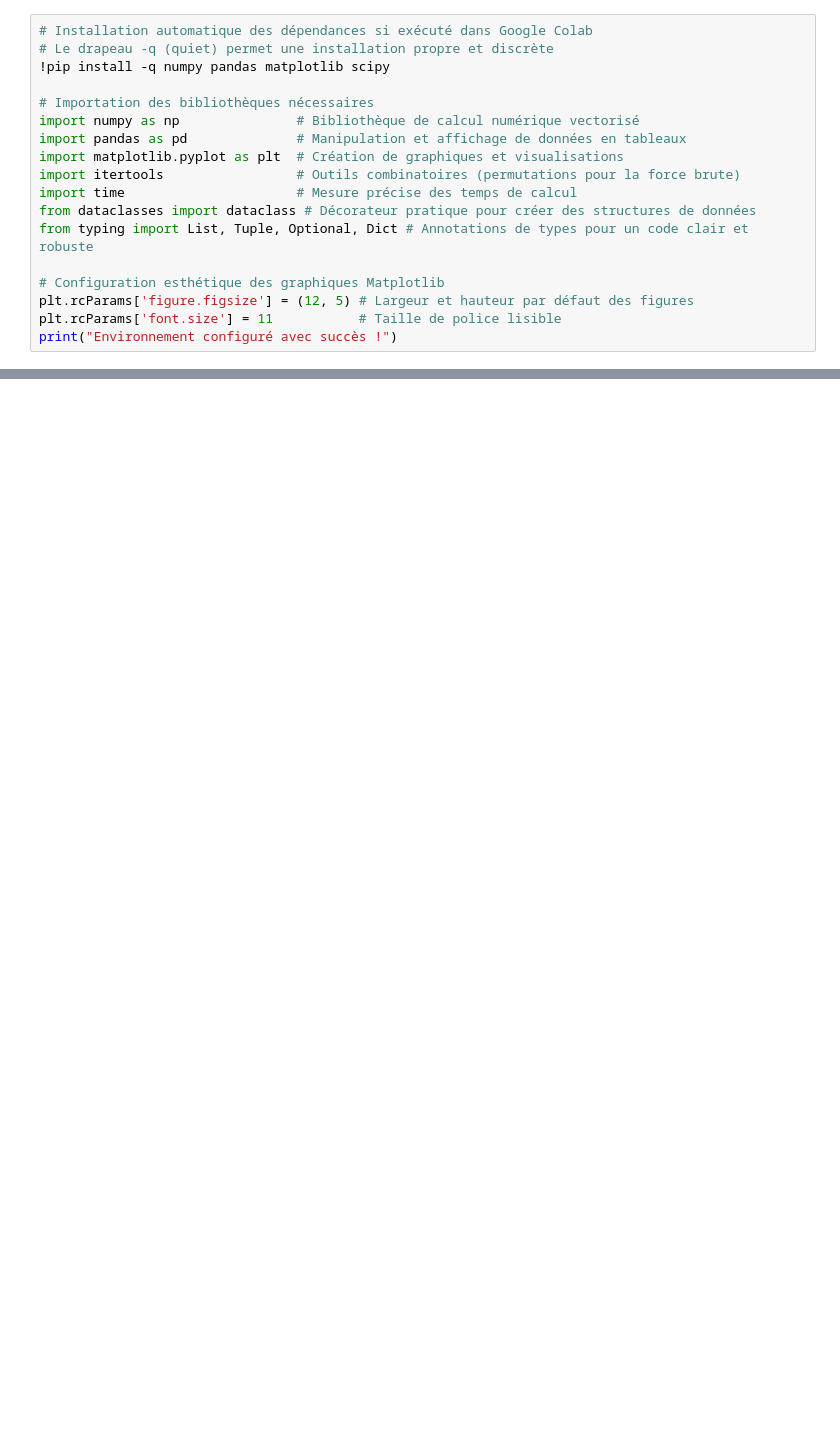
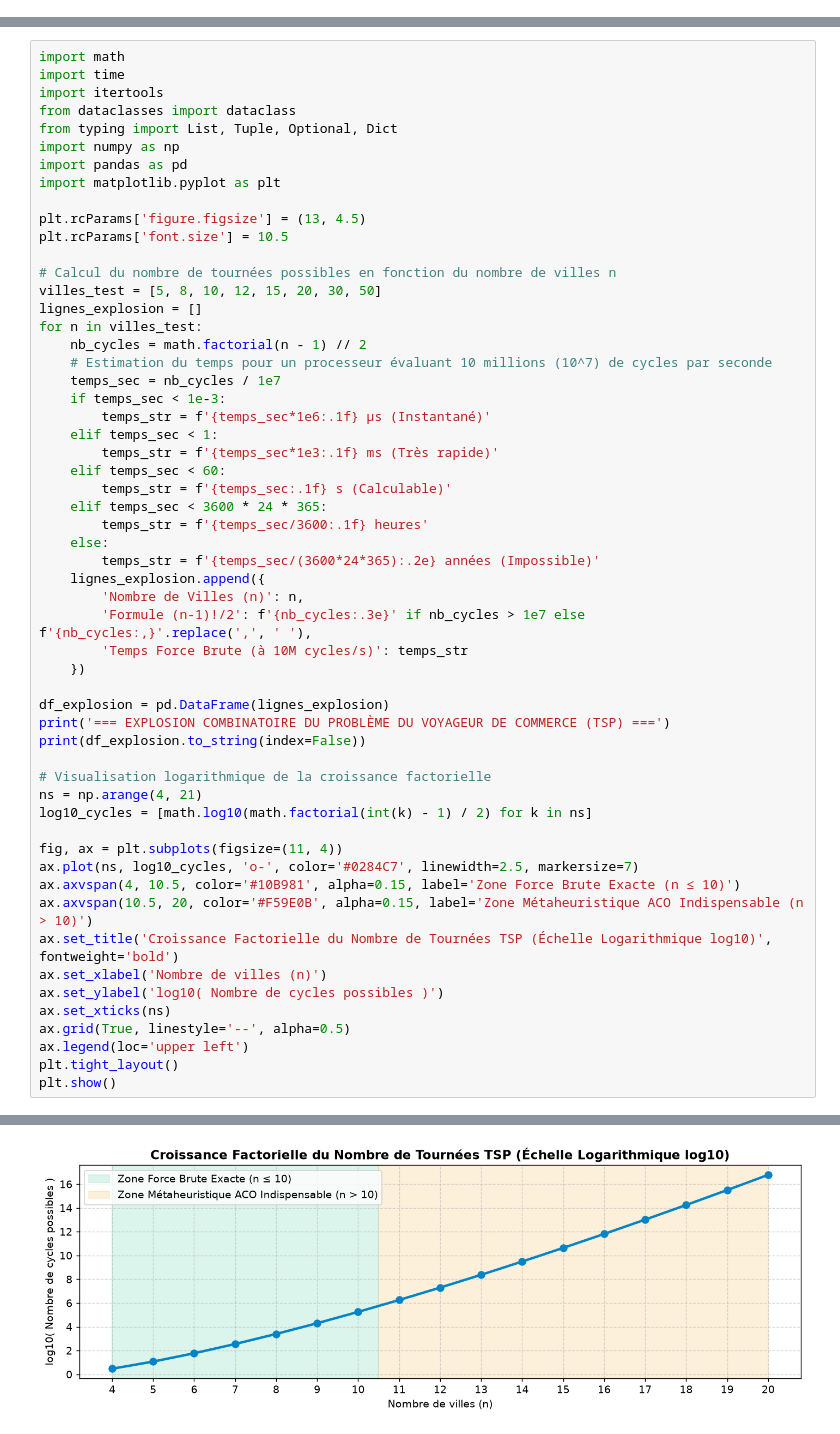
Before and after one commit to el-kachabi/ant_colony_optimization, a Jupyter notebook: notebooks/ant_colony_optimization.ipynb, the cells around one changed output, grey strips where cells are left out. Saved outputs shown, nothing was run; the diff lists cells and outputs as text; blank space fills up the shorter version.

```diff
--- a/notebooks/ant_colony_optimization.ipynb
+++ b/notebooks/ant_colony_optimization.ipynb
@@ -26,18 +0,0 @@ Nous utilisons les bibliothèques scientifiques standards de Python :
-# %%
-# Installation automatique des dépendances si exécuté dans Google Colab
-# Le drapeau -q (quiet) permet une installation propre et discrète
-!pip install -q numpy pandas matplotlib scipy
-
-# Importation des bibliothèques nécessaires
-import numpy as np               # Bibliothèque de calcul numérique vectorisé
-import pandas as pd              # Manipulation et affichage de données en tableaux
-import matplotlib.pyplot as plt  # Création de graphiques et visualisations
-import itertools                 # Outils combinatoires (permutations pour la force brute)
-import time                      # Mesure précise des temps de calcul
-from dataclasses import dataclass # Décorateur pratique pour créer des structures de données
-from typing import List, Tuple, Optional, Dict # Annotations de types pour un code clair et robuste
-
-# Configuration esthétique des graphiques Matplotlib
-plt.rcParams['figure.figsize'] = (12, 5) # Largeur et hauteur par défaut des figures
-plt.rcParams['font.size'] = 11           # Taille de police lisible
-print("Environnement configuré avec succès !")
@@ -501,0 +39,57 @@ streamlit run app.py
+# %%
+import math
+import time
+import itertools
+from dataclasses import dataclass
+from typing import List, Tuple, Optional, Dict
+import numpy as np
+import pandas as pd
+import matplotlib.pyplot as plt
+
+plt.rcParams['figure.figsize'] = (13, 4.5)
+plt.rcParams['font.size'] = 10.5
+
+# Calcul du nombre de tournées possibles en fonction du nombre de villes n
+villes_test = [5, 8, 10, 12, 15, 20, 30, 50]
+lignes_explosion = []
+for n in villes_test:
+    nb_cycles = math.factorial(n - 1) // 2
+    # Estimation du temps pour un processeur évaluant 10 millions (10^7) de cycles par seconde
+    temps_sec = nb_cycles / 1e7
+    if temps_sec < 1e-3:
+        temps_str = f'{temps_sec*1e6:.1f} µs (Instantané)'
+    elif temps_sec < 1:
+        temps_str = f'{temps_sec*1e3:.1f} ms (Très rapide)'
+    elif temps_sec < 60:
+        temps_str = f'{temps_sec:.1f} s (Calculable)'
+    elif temps_sec < 3600 * 24 * 365:
+        temps_str = f'{temps_sec/3600:.1f} heures'
+    else:
+        temps_str = f'{temps_sec/(3600*24*365):.2e} années (Impossible)'
+    lignes_explosion.append({
+        'Nombre de Villes (n)': n,
+        'Formule (n-1)!/2': f'{nb_cycles:.3e}' if nb_cycles > 1e7 else f'{nb_cycles:,}'.replace(',', ' '),
+        'Temps Force Brute (à 10M cycles/s)': temps_str
+    })
+
+df_explosion = pd.DataFrame(lignes_explosion)
+print('=== EXPLOSION COMBINATOIRE DU PROBLÈME DU VOYAGEUR DE COMMERCE (TSP) ===')
+print(df_explosion.to_string(index=False))
+
+# Visualisation logarithmique de la croissance factorielle
+ns = np.arange(4, 21)
+log10_cycles = [math.log10(math.factorial(int(k) - 1) / 2) for k in ns]
+
+fig, ax = plt.subplots(figsize=(11, 4))
+ax.plot(ns, log10_cycles, 'o-', color='#0284C7', linewidth=2.5, markersize=7)
+ax.axvspan(4, 10.5, color='#10B981', alpha=0.15, label='Zone Force Brute Exacte (n ≤ 10)')
+ax.axvspan(10.5, 20, color='#F59E0B', alpha=0.15, label='Zone Métaheuristique ACO Indispensable (n > 10)')
+ax.set_title('Croissance Factorielle du Nombre de Tournées TSP (Échelle Logarithmique log10)', fontweight='bold')
+ax.set_xlabel('Nombre de villes (n)')
+ax.set_ylabel('log10( Nombre de cycles possibles )')
+ax.set_xticks(ns)
+ax.grid(True, linestyle='--', alpha=0.5)
+ax.legend(loc='upper left')
+plt.tight_layout()
+plt.show()
+# %% [output]
@@ -501,0 +106 @@ streamlit run app.py
+[figure, added]
```
Also changed, not shown: parts of 29 cells of this notebook, 36 other files.
